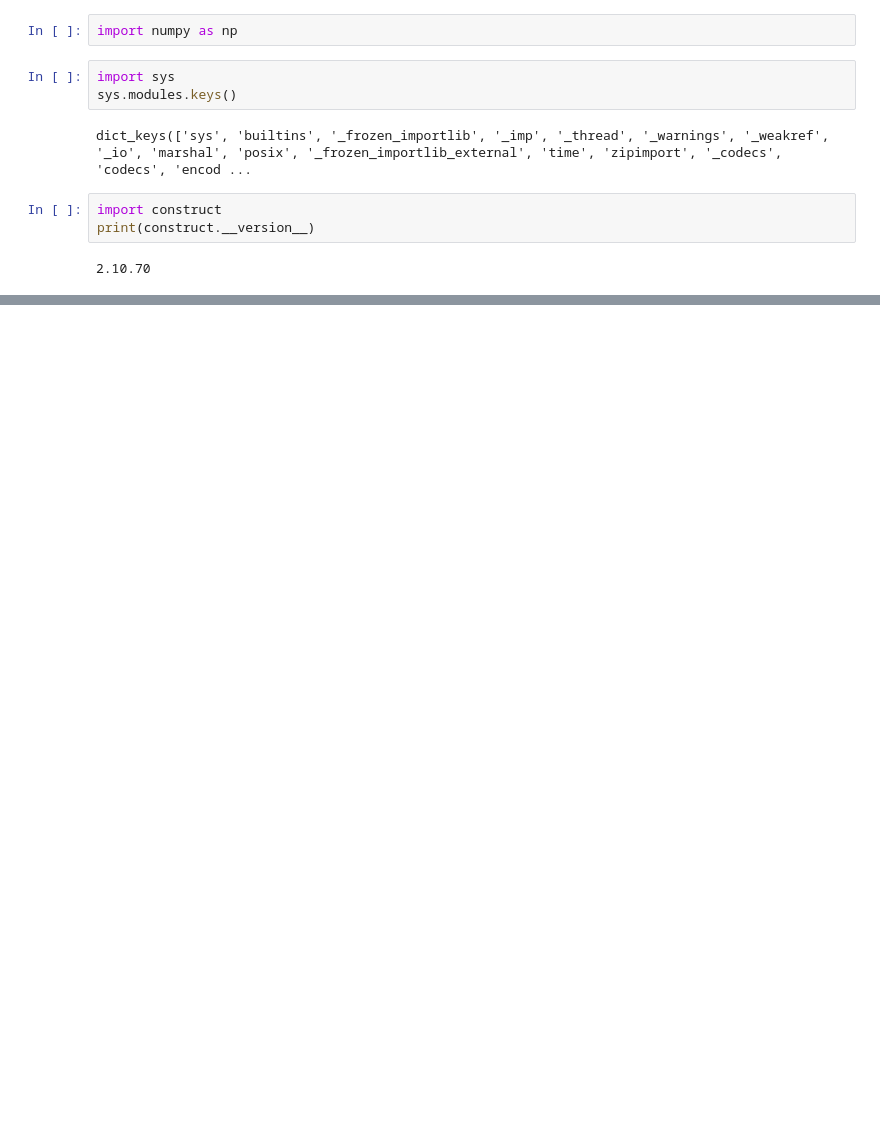
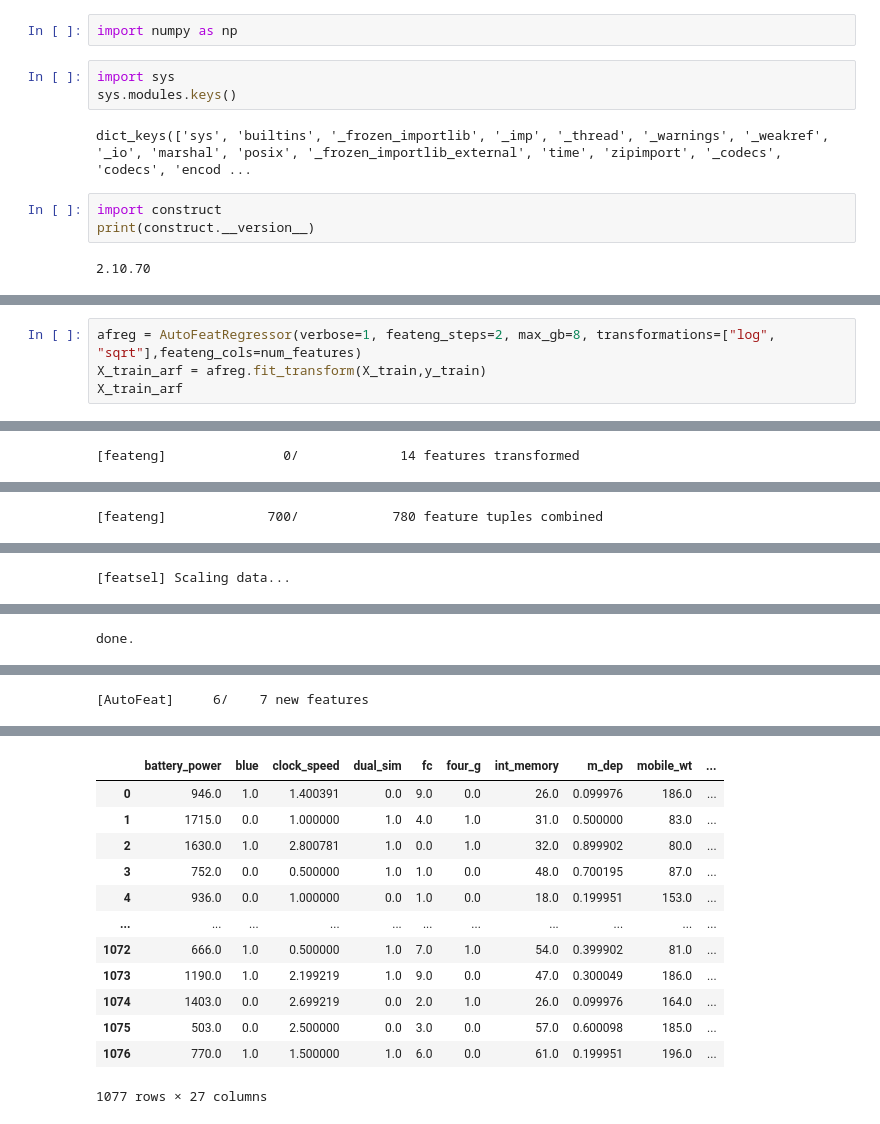
Before and after one commit to d1alekt1k8/rep_iis_lab1, a Jupyter notebook: research/research.ipynb, the cells around one changed output, grey strips where cells are left out. Cells and saved outputs as stored; diff of their text form; blank space fills up the shorter version.

```diff
--- a/research/research.ipynb
+++ b/research/research.ipynb
@@ -449,0 +469,5 @@ ImportError: Numba needs NumPy 2.0 or less. Got NumPy 2.1.
+# %%
+afreg = AutoFeatRegressor(verbose=1, feateng_steps=2, max_gb=8, transformations=["log", "sqrt"],feateng_cols=num_features)
+X_train_arf = afreg.fit_transform(X_train,y_train)
+X_train_arf
+# %% [output]
@@ -449,0 +477 @@ ImportError: Numba needs NumPy 2.0 or less. Got NumPy 2.1.
+[feateng]               0/             14 features transformed
@@ -449,0 +480 @@ ImportError: Numba needs NumPy 2.0 or less. Got NumPy 2.1.
+[feateng]             700/            780 feature tuples combined
@@ -449,0 +485 @@ ImportError: Numba needs NumPy 2.0 or less. Got NumPy 2.1.
+[featsel] Scaling data...
@@ -449,0 +487 @@ ImportError: Numba needs NumPy 2.0 or less. Got NumPy 2.1.
+done.
@@ -449,0 +496 @@ ImportError: Numba needs NumPy 2.0 or less. Got NumPy 2.1.
+[AutoFeat]     6/    7 new features
@@ -449,0 +508,13 @@ ImportError: Numba needs NumPy 2.0 or less. Got NumPy 2.1.
+|  | battery_power | blue | clock_speed | dual_sim | fc | four_g | int_memory | m_dep | mobile_wt | ... |
+| 0 | 946.0 | 1.0 | 1.400391 | 0.0 | 9.0 | 0.0 | 26.0 | 0.099976 | 186.0 | ... |
+| 1 | 1715.0 | 0.0 | 1.000000 | 1.0 | 4.0 | 1.0 | 31.0 | 0.500000 | 83.0 | ... |
+| 2 | 1630.0 | 1.0 | 2.800781 | 1.0 | 0.0 | 1.0 | 32.0 | 0.899902 | 80.0 | ... |
+| 3 | 752.0 | 0.0 | 0.500000 | 1.0 | 1.0 | 0.0 | 48.0 | 0.700195 | 87.0 | ... |
+| 4 | 936.0 | 0.0 | 1.000000 | 0.0 | 1.0 | 0.0 | 18.0 | 0.199951 | 153.0 | ... |
+| ... | ... | ... | ... | ... | ... | ... | ... | ... | ... | ... |
+| 1072 | 666.0 | 1.0 | 0.500000 | 1.0 | 7.0 | 1.0 | 54.0 | 0.399902 | 81.0 | ... |
+| 1073 | 1190.0 | 1.0 | 2.199219 | 1.0 | 9.0 | 0.0 | 47.0 | 0.300049 | 186.0 | ... |
+| 1074 | 1403.0 | 0.0 | 2.699219 | 0.0 | 2.0 | 1.0 | 26.0 | 0.099976 | 164.0 | ... |
+| 1075 | 503.0 | 0.0 | 2.500000 | 0.0 | 3.0 | 0.0 | 57.0 | 0.600098 | 185.0 | ... |
+| 1076 | 770.0 | 1.0 | 1.500000 | 1.0 | 6.0 | 0.0 | 61.0 | 0.199951 | 196.0 | ... |
+1077 rows × 27 columns
```
Also changed, not shown: parts of 41 cells of this notebook, 3 other files.
